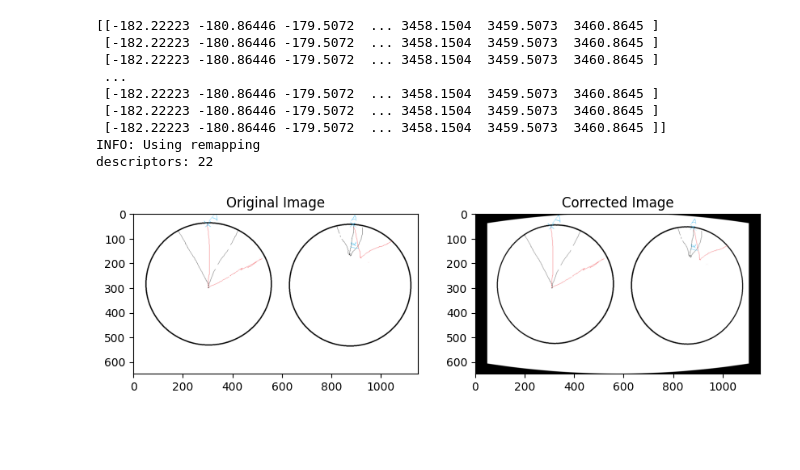
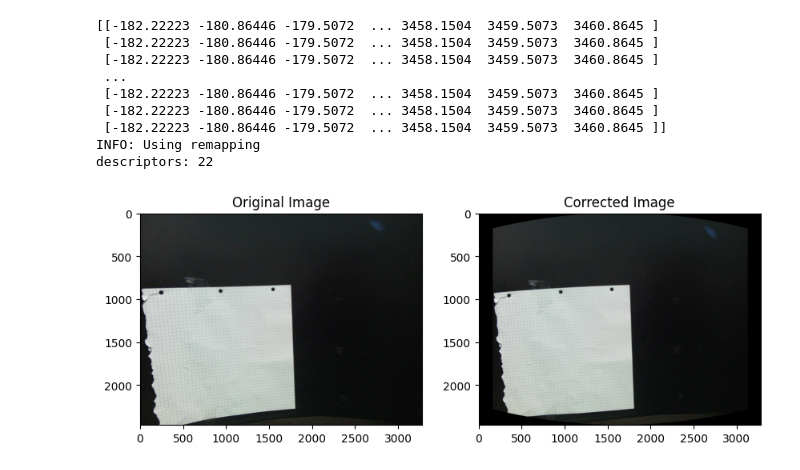
Before and after one commit to NickiBroichhausen/starmapper, a Jupyter notebook: image-analyzer.ipynb, the cells around one changed output. Saved outputs shown, nothing was run; the diff lists cells and outputs as text; code cells hidden in the pictures; blank space fills up the shorter version.

```diff
--- a/image-analyzer.ipynb
+++ b/image-analyzer.ipynb
@@ -100,35 +101,64 @@ def correct_distortion(image, x_distortion_strength=0.1, y_distortion_strength=0
     # Fill in the mapping arrays
     for i in range(h):
         for j in range(w):
             # Distorted X-coordinate
             x = j / w * 2 - 1  # Normalize to range [-1, 1]
             corrected_x = x / (1 + x_distortion_strength * x**2)
             map_x[i, j] = (corrected_x + 1) * w / 2  # Map back to pixel coordinates
 
             # Distorted Y-coordinate
             y = i / h * 2 - 1  # Normalize to range [-1, 1]
             # y = 1 -abs(x)
             corrected_y = y / (1 + y_distortion_strength * x**2)  # Stretch near the borders
             map_y[i, j] = (corrected_y + 1) * h / 2  # Map back to pixel coordinates
 
     # Apply remapping
-    # np.save("map_x.npy", map_x)
-    # np.save("map_y.npy", map_y)
+    np.save("map_x.npy", map_x)
+    np.save("map_y.npy", map_y)
     corrected_image = cv2.remap(image, map_x, map_y, interpolation=cv2.INTER_LINEAR)
     return corrected_image
 
+def barrel_distortion(image, k=0.00001):
+    h, w = image.shape[:2]
+    # Generate distortion map
+    map_x, map_y = np.meshgrid(np.arange(w), np.arange(h))
+    map_x = map_x.astype(np.float32)
+    map_y = map_y.astype(np.float32)
+
+    # Normalize coordinates to range [-1, 1]
+    x = (map_x - w / 2) / (w / 2)
+    y = (map_y - h / 2) / (h / 2)
+
+    # Compute radius
+    r = np.sqrt(x**2 + y**2)
+
+    # Apply distortion formula
+    x_distorted = x * (1 + k * r**2)
+    y_distorted = y * (1 + k * r**2)
+
+    # Convert back to pixel coordinates
+    map_x = (x_distorted * (w / 2) + w / 2).astype(np.float32)
+    map_y = (y_distorted * (h / 2) + h / 2).astype(np.float32)
+
+    np.save("map_x.npy", map_x)
+    np.save("map_y.npy", map_y)
+
+    # Apply remap function
+    distorted_image = cv2.remap(image, map_x, map_y, cv2.INTER_LINEAR)
+    return distorted_image
+
 # Load an example image (or replace with your data)
-image = cv2.imread("Untitled.png")  # Replace with your image path
-corrected_image = correct_distortion(image, x_distortion_strength=-0.1, y_distortion_strength=-0.15)
+image = cv2.imread("cal/cal.jpg")  # Replace with your image path
+corrected_image = correct_distortion(image, x_distortion_strength=-0.12, y_distortion_strength=-0.18)
 
 # Display the result
 plt.figure(figsize=(10, 5))
 plt.subplot(1, 2, 1)
 plt.title("Original Image")
 plt.imshow(cv2.cvtColor(image, cv2.COLOR_BGR2RGB))
 plt.subplot(1, 2, 2)
 plt.title("Corrected Image")
 plt.imshow(cv2.cvtColor(corrected_image, cv2.COLOR_BGR2RGB))
 plt.show()
 # %% [output]
-[figure, old version]
+[figure, new version]
```
Also changed, not shown: parts of 16 cells of this notebook, 2 other files.
